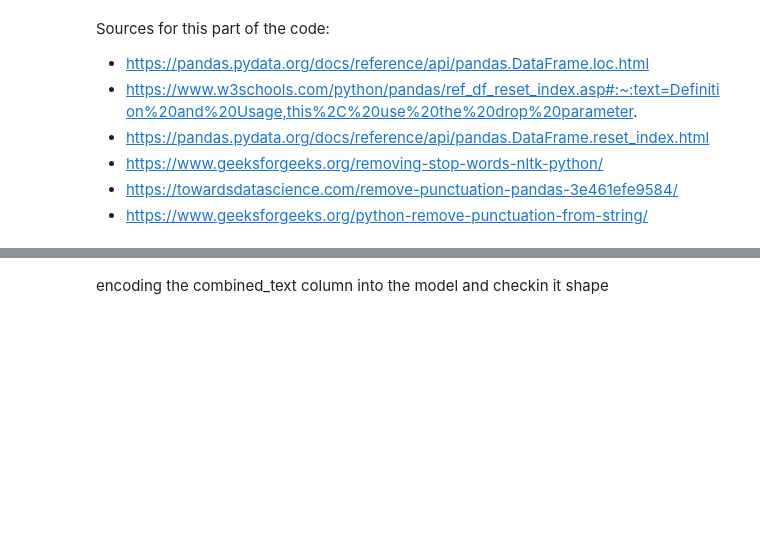
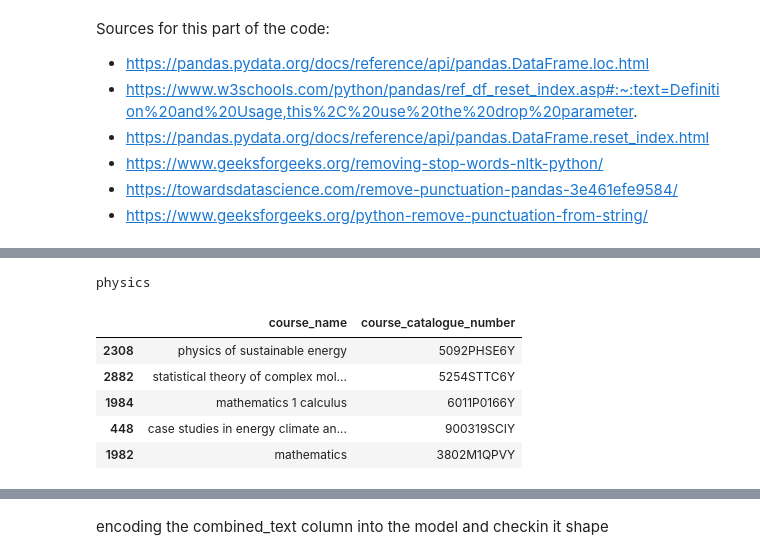
Before and after one commit to adriannazaranska/text_mining_project, a Jupyter notebook: auc_course_recommender.ipynb, the cells around one changed output, grey strips where cells are left out. Drawn from its saved outputs; the diff is of its cells as text; code cells hidden in the pictures; blank space fills up the shorter version.

```diff
--- a/auc_course_recommender.ipynb
+++ b/auc_course_recommender.ipynb
@@ -77,0 +184,11 @@ Sources for this part of the code:
+# %%
+print(tracks[2])
+recommend_courses(li_course_ids[2], tfidf_embeddings, courses)
+# %% [output]
+physics
+|  | course_name | course_catalogue_number |
+| 2308 | physics of sustainable energy | 5092PHSE6Y |
+| 2882 | statistical theory of complex mol... | 5254STTC6Y |
+| 1984 | mathematics 1 calculus | 6011P0166Y |
+| 448 | case studies in energy climate an... | 900319SCIY |
+| 1982 | mathematics | 3802M1QPVY |
```
Also changed, not shown: parts of 51 cells of this notebook.
